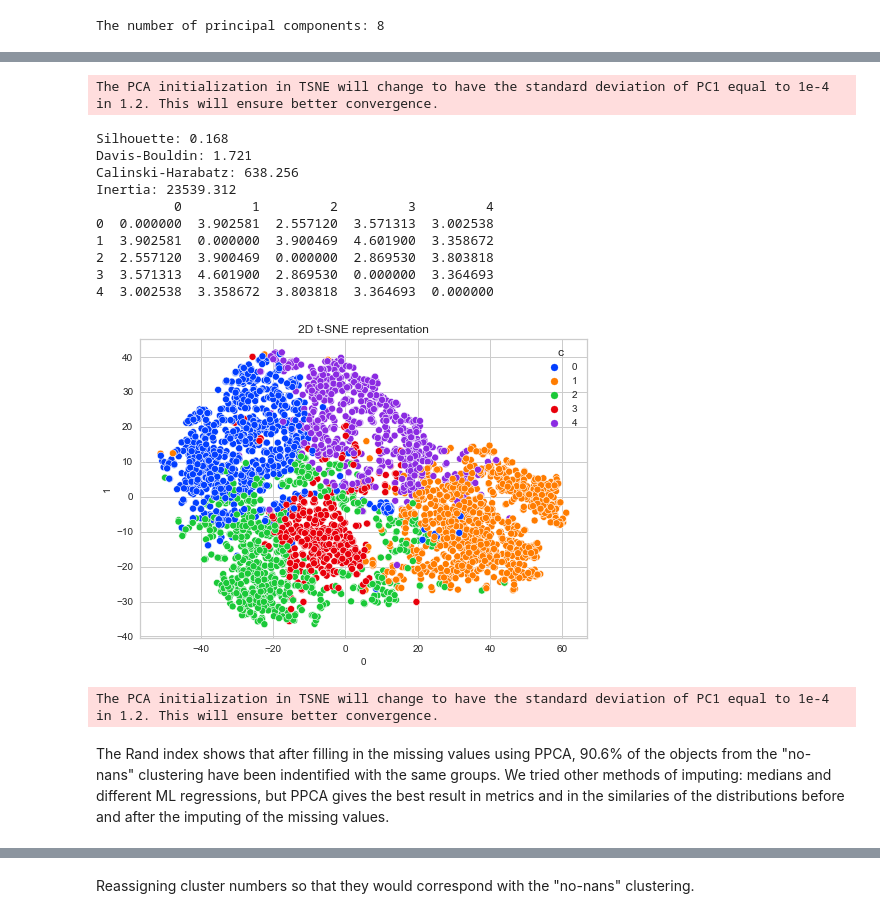
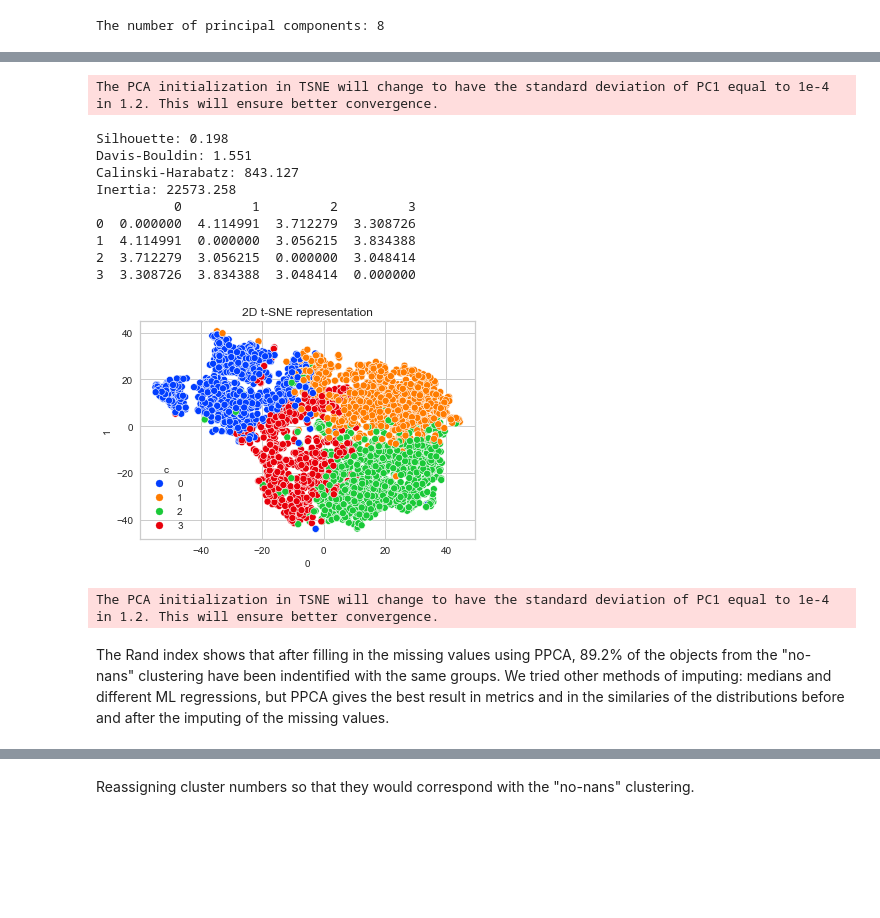
Before and after one commit to DKudryavtsev/BZCAT-Clustering, a Jupyter notebook: main_model.ipynb, the cells around one changed output, grey strips where cells are left out. Drawn from its saved outputs; the diff is of its cells as text; code cells hidden in the pictures; blank space fills up the shorter version.

```diff
--- a/main_model.ipynb
+++ b/main_model.ipynb
@@ -160,5 +154,5 @@ I'm dropping the radio-to-IR hardness and radio luminosity, leaving the radio-to
 # %%
-model_df.drop(columns=['Radio_IR_hard', 'log_radio_luminosity'], inplace=True)
+model_df.drop(columns=['log_radio_luminosity'], inplace=True)
 # %% [markdown]
 Converting optical variabilities to the logarithmic scale
 # %%
@@ -304,22 +298,22 @@ anomalies = pd.concat([anomalies, model_df[mask]])
 anomalies['Anomaly'].replace(np.NaN, 'y_var', inplace=True)
 model_df = model_df[~mask]
 
-mask = (model_df['Radio_radio_hard']>1.12)
+mask = (model_df['Radio_radio_hard']<-1.52)
 anomalies = pd.concat([anomalies, model_df[mask]])
 anomalies['Anomaly'].replace(np.NaN, 'Radio_radio_hard', inplace=True)
 model_df = model_df[~mask]
 
-mask = (model_df['IR_opt_hard']<0.9) | (model_df['IR_opt_hard']>1.1)
+mask = (model_df['IR_opt_hard']>1.7)
 anomalies = pd.concat([anomalies, model_df[mask]])
 anomalies['Anomaly'].replace(np.NaN, 'IR_opt_hard', inplace=True)
 model_df = model_df[~mask]
 
-mask = (model_df['Opt_UV_hard']<0.84) | (model_df['Opt_UV_hard']>1.11)
+mask = (model_df['IR_UV_hard']<-1.25) | (model_df['IR_UV_hard']>2)
 anomalies = pd.concat([anomalies, model_df[mask]])
 anomalies['Anomaly'].replace(np.NaN, 'Opt_UV_hard', inplace=True)
 model_df = model_df[~mask]
 
-mask = (model_df['IR_X_hard']<0.83)
+mask = (model_df['IR_X_hard']>2.15)
 anomalies = pd.concat([anomalies, model_df[mask]])
 anomalies['Anomaly'].replace(np.NaN, 'IR_X_hard', inplace=True)
 model_df = model_df[~mask]
@@ -541,7 +535,7 @@ def kl_div_clusters(nonans_df, filled_df, bins=5):
 # %% [markdown]
 Final feature selection. I drop the alpha spectral indices: the experiments have shown that they stay pretty much the same for different clusters
 # %%
-model_df.drop(columns=['alpha_2.3-4.8', 'alpha_4.8-7.7'], inplace=True)
+model_df.drop(columns=['alpha_2.3-4.8', 'alpha_4.8-7.7', 'Radio_radio_hard'], inplace=True)
 # %% [markdown]
 The final model dataframe
 # %%
@@ -660,9 +652,9 @@ bzcat_ppca = bzcat.iloc[model_ppca.index,:].copy()
 np.random.seed(42)
 
 # Probabilistic PCA
-# Number of latent variables is 6 (from best Rand index)
+# Number of latent variables is 7 (from best Rand index)
 Y = np.array(model_ppca)
-C, ss, M, X, Ye = ppca(Y, 6, False)
+C, ss, M, X, Ye = ppca(Y, 7, False)
 
 # Scaling after PPCA
 scaler3 = StandardScaler()
@@ -691,16 +683,15 @@ plot_metrics(X)
 # %%
-make_kmeans_clusters(X, bzcat_ppca, 5, 50)
+make_kmeans_clusters(X, bzcat_ppca, 4, 50)
 # %% [output]
 The PCA initialization in TSNE will change to have the standard deviation of PC1 equal to 1e-4 in 1.2. This will ensure better convergence.
-Silhouette: 0.168
-Davis-Bouldin: 1.721
-Calinski-Harabatz: 638.256
-Inertia: 23539.312
-          0         1         2         3         4
-0  0.000000  3.902581  2.557120  3.571313  3.002538
-1  3.902581  0.000000  3.900469  4.601900  3.358672
-2  2.557120  3.900469  0.000000  2.869530  3.803818
-3  3.571313  4.601900  2.869530  0.000000  3.364693
-4  3.002538  3.358672  3.803818  3.364693  0.000000
+Silhouette: 0.198
+Davis-Bouldin: 1.551
+Calinski-Harabatz: 843.127
+Inertia: 22573.258
+          0         1         2         3
+0  0.000000  4.114991  3.712279  3.308726
+1  4.114991  0.000000  3.056215  3.834388
+2  3.712279  3.056215  0.000000  3.048414
+3  3.308726  3.834388  3.048414  0.000000
-[figure, old version]
+[figure, new version]
 # %%
@@ -717,7 +708,7 @@ fig.show()
 # %% [output]
 The PCA initialization in TSNE will change to have the standard deviation of PC1 equal to 1e-4 in 1.2. This will ensure better convergence.
 # %% [markdown]
-The Rand index shows that after filling in the missing values using PPCA, 90.6% of the objects from the "no-nans" clustering have been indentified with the same groups. We tried other methods of imputing: medians and different ML regressions, but PPCA gives the best result in metrics and in the similaries of the distributions before and after the imputing of the missing values.
+The Rand index shows that after filling in the missing values using PPCA, 89.2% of the objects from the "no-nans" clustering have been indentified with the same groups. We tried other methods of imputing: medians and different ML regressions, but PPCA gives the best result in metrics and in the similaries of the distributions before and after the imputing of the missing values.
 # %%
 nonan_df = bzcat_ppca.loc[bzcat_pca_dropna.index]
 print('Rand index: {:.3f}'.format(
```
Also changed, not shown: parts of 32 cells of this notebook, 5 other files.
